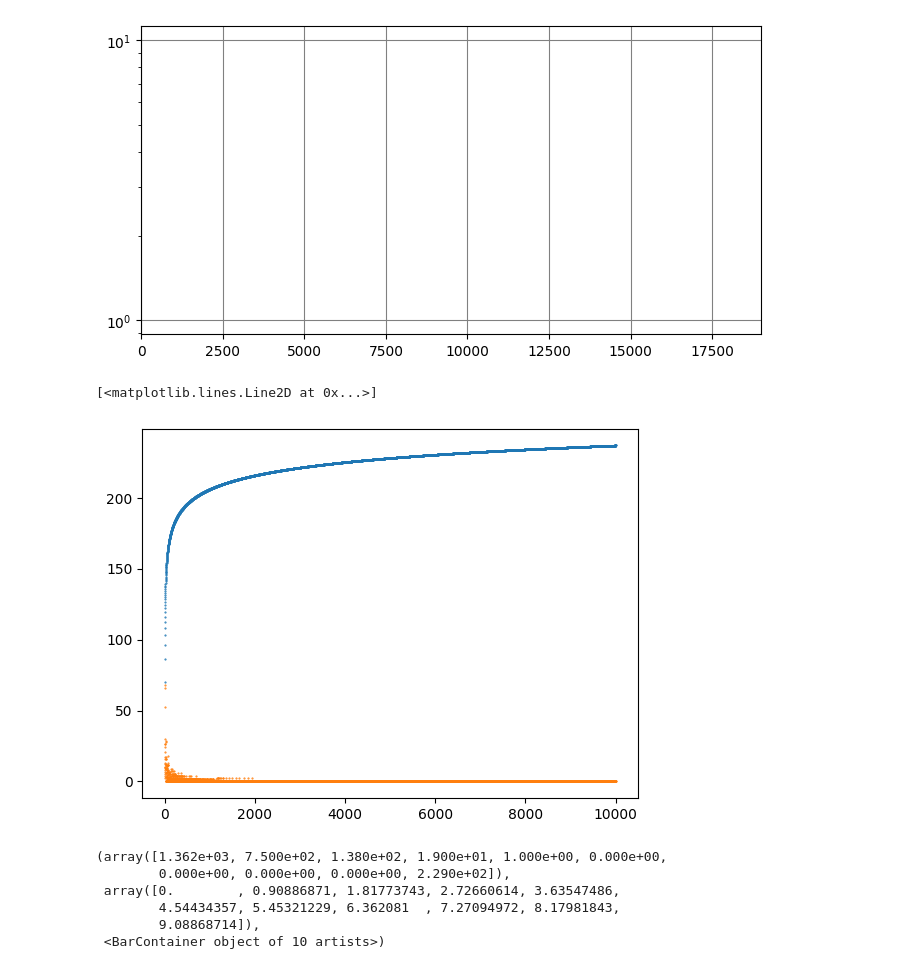
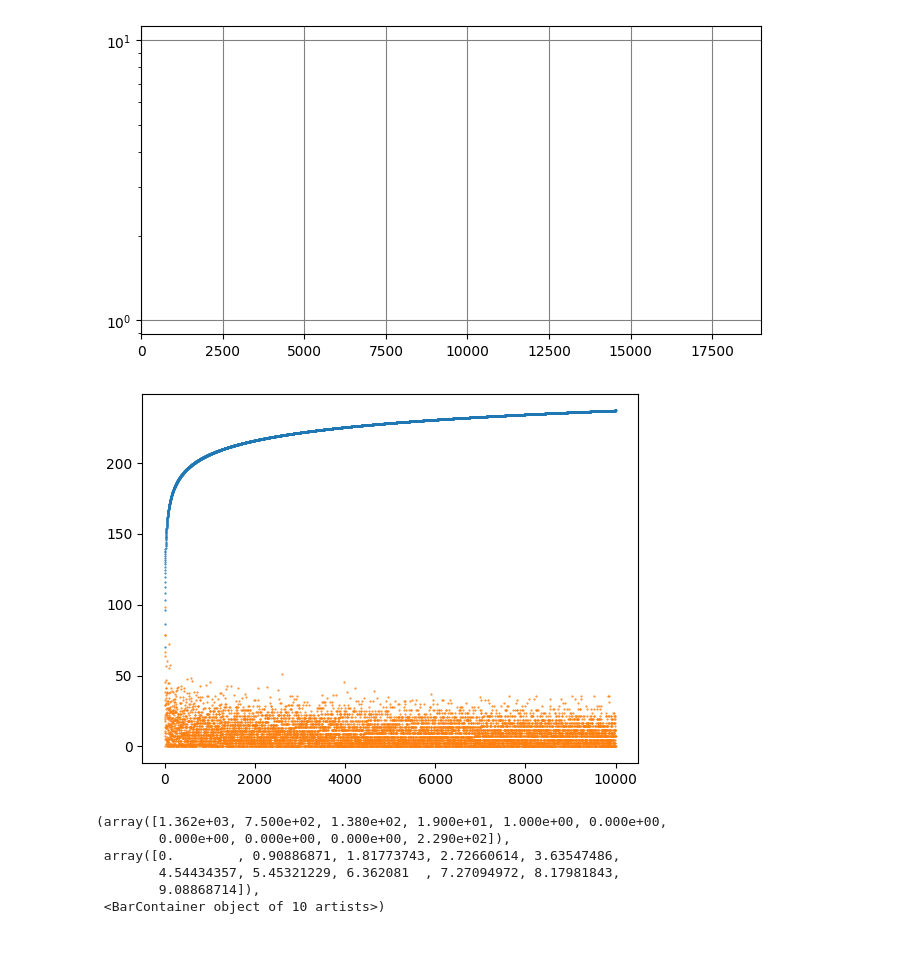
Before and after one commit to MaxHeuillet/neuralCBPside, a Jupyter notebook: benchmark_case1.ipynb, the cells around one changed output. Saved outputs shown, nothing was run; the diff lists cells and outputs as text; code cells hidden in the pictures.

```diff
--- a/benchmark_case1.ipynb
+++ b/benchmark_case1.ipynb
@@ -401,7 +401,7 @@ def obtain_probability(t , factor):
 
     K = 100
     # sigma = K/(t+1)**(1/2)
-    sigma = K/(t+1)**(2/3)
+    sigma = K/np.log(t+1)
     epsilon = 10e-7
 
     def divide_interval(start, end, k):
@@ -412,35 +412,36 @@ def obtain_probability(t , factor):
 
     U =  factor
     rhos = divide_interval(0, U, K)
     p_m_hat =  np.array([ np.exp( -rhos[i]**2 / ( 2*(sigma**2) )  )  for i in range(len(rhos)-1) ] )
     p_m = ( (1 - epsilon) * p_m_hat ) / p_m_hat.sum()
     p_m = p_m.tolist()
     p_m.append(epsilon)
 
     Z = np.random.choice(rhos, p= p_m)
     return Z
 
 deterministic = []
 rand = []
 
 for t in range(1, 10000):
     sigma_i = 2
     d = 730
     N = 3
     H = 1
     lbd_reg = 1
     factor = sigma_i * (  np.sqrt( 2 * ( d  * np.log( 1 + t * np.log(N * H)/lbd_reg ) +  np.log(1/t**2) ) ) + np.sqrt(lbd_reg) * sigma_i )
     rand_value = obtain_probability(t , factor)
     deterministic.append(factor)
     rand.append(rand_value)
 
 
 plt.plot(range(1,10000), deterministic, '.', markersize = 1)
 
 plt.plot(range(1,10000), rand, '.', markersize = 1)
+
+plt.savefig('vara2k100.png')
 # %% [output]
-[<matplotlib.lines.Line2D at 0x...>]
-[figure, old version]
+[figure, new version]
 # %%
 plt.hist(rand, bins = 10)
 # %% [output]
```
Also changed, not shown: 52 other files.
